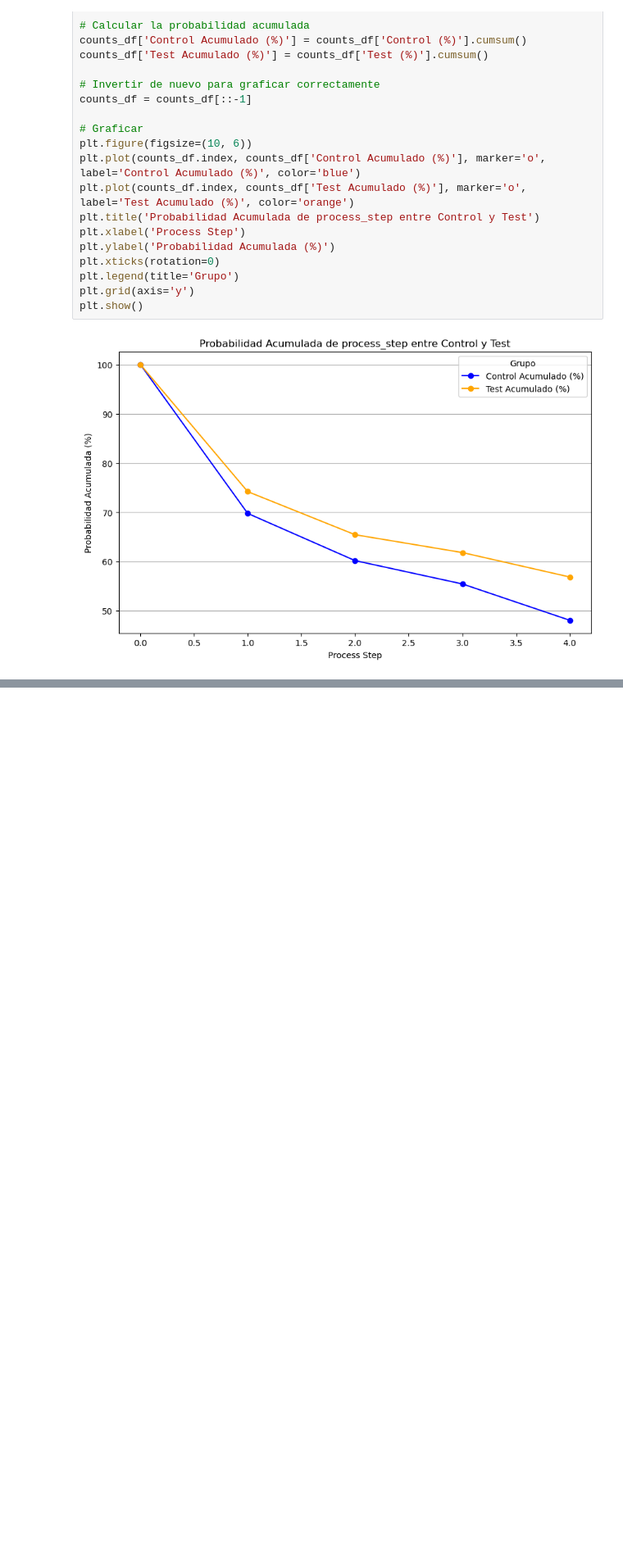
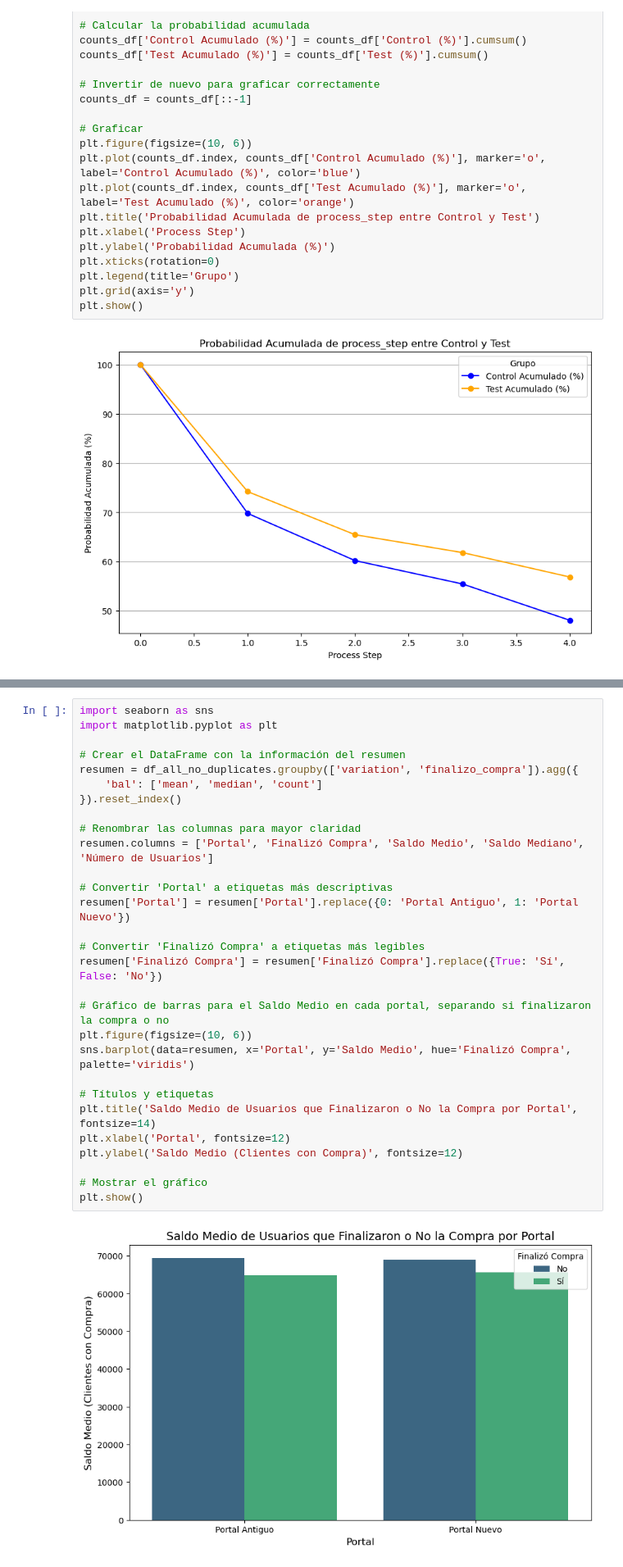
Before and after one commit to ivanalonsom/Project5_EDA_Inferential_Stats, a Jupyter notebook: main.ipynb, the cells around one changed output, grey strips where cells are left out. Shown: that part at 82% size. Saved outputs shown, nothing was run; the diff lists cells and outputs as text; blank space fills up the shorter version.

```diff
--- a/main.ipynb
+++ b/main.ipynb
@@ -348,0 +441,31 @@ plt.show()
+# %%
+import seaborn as sns
+import matplotlib.pyplot as plt
+
+# Crear el DataFrame con la información del resumen
+resumen = df_all_no_duplicates.groupby(['variation', 'finalizo_compra']).agg({
+    'bal': ['mean', 'median', 'count']
+}).reset_index()
+
+# Renombrar las columnas para mayor claridad
+resumen.columns = ['Portal', 'Finalizó Compra', 'Saldo Medio', 'Saldo Mediano', 'Número de Usuarios']
+
+# Convertir 'Portal' a etiquetas más descriptivas
+resumen['Portal'] = resumen['Portal'].replace({0: 'Portal Antiguo', 1: 'Portal Nuevo'})
+
+# Convertir 'Finalizó Compra' a etiquetas más legibles
+resumen['Finalizó Compra'] = resumen['Finalizó Compra'].replace({True: 'Sí', False: 'No'})
+
+# Gráfico de barras para el Saldo Medio en cada portal, separando si finalizaron la compra o no
+plt.figure(figsize=(10, 6))
+sns.barplot(data=resumen, x='Portal', y='Saldo Medio', hue='Finalizó Compra', palette='viridis')
+
+# Títulos y etiquetas
+plt.title('Saldo Medio de Usuarios que Finalizaron o No la Compra por Portal', fontsize=14)
+plt.xlabel('Portal', fontsize=12)
+plt.ylabel('Saldo Medio (Clientes con Compra)', fontsize=12)
+
+# Mostrar el gráfico
+plt.show()
+# %% [output]
+[figure, added]
```
Also changed, not shown: parts of 7 cells of this notebook, 2 other files.
